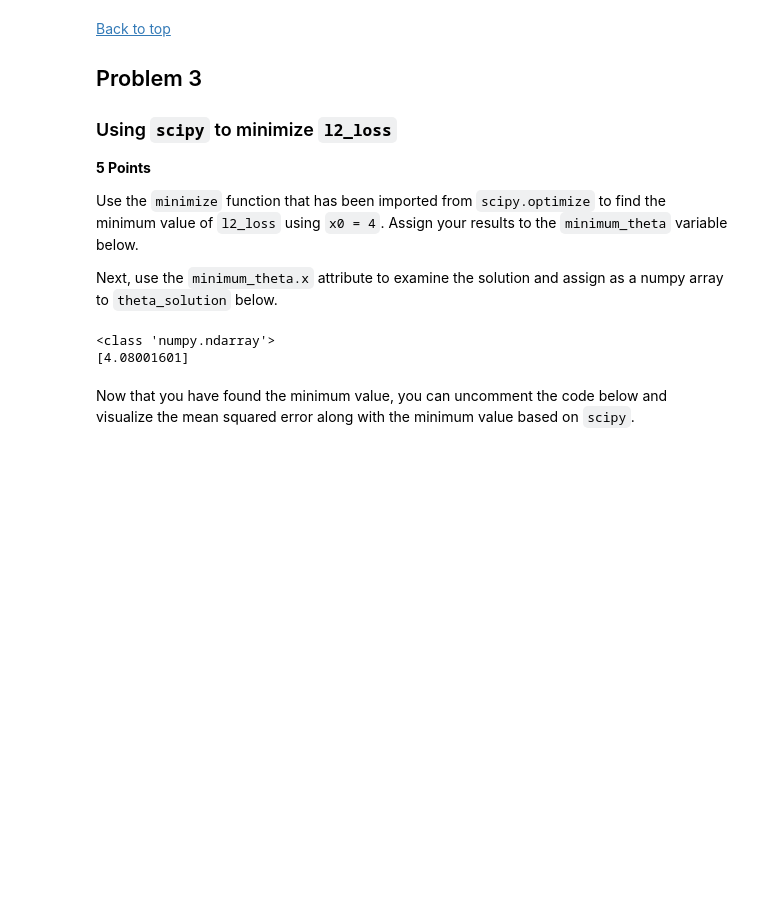
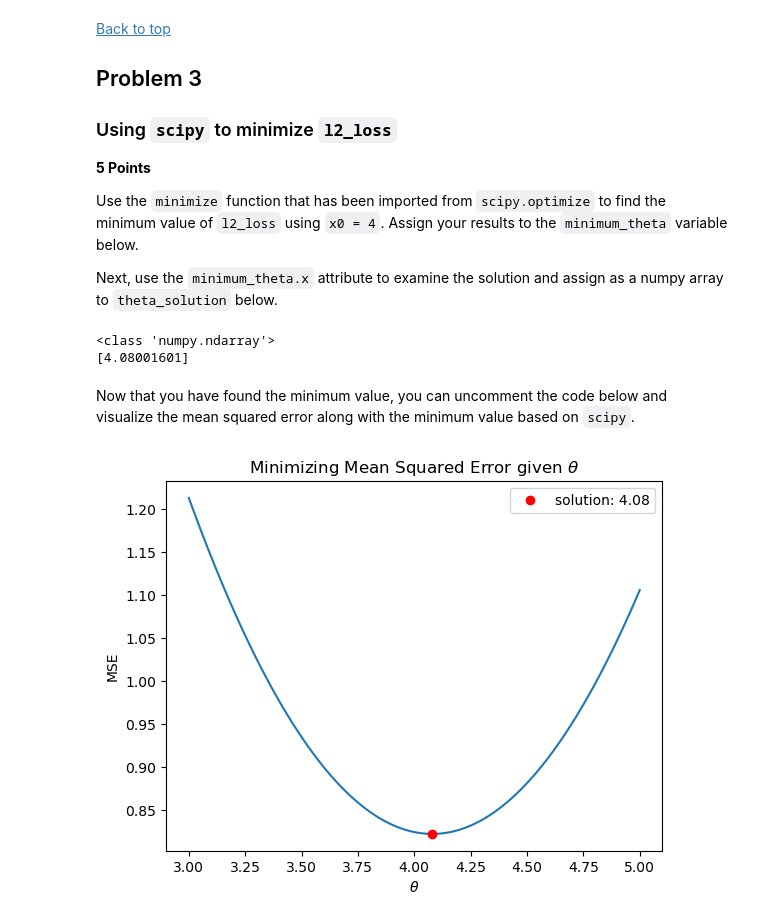
Before and after one commit to codemonkey1101/module-7, a Jupyter notebook: codio_assignment7.1_solution.ipynb, the cells around one changed output. Cells and saved outputs as stored; diff of their text form; code cells hidden in the pictures; blank space fills up the shorter version.

```diff
--- a/codio_assignment7.1_solution.ipynb
+++ b/codio_assignment7.1_solution.ipynb
@@ -132,9 +132,11 @@ print(theta_solution)
 # %% [markdown]
 Now that you have found the minimum value, you can uncomment the code below and visualize the mean squared error along with the minimum value based on `scipy`.
 # %%
-# plt.plot(thetas, [l2_loss(i) for i in thetas])
-# plt.plot(theta_solution, l2_loss(theta_solution), 'ro', label = f'solution: {np.round(theta_solution[0], 3)}')
-# plt.legend();
-# plt.title(r'Minimizing Mean Squared Error given $\theta$');
-# plt.xlabel(r'$\theta$')
-# plt.ylabel('MSE');
+plt.plot(thetas, [l2_loss(i) for i in thetas])
+plt.plot(theta_solution, l2_loss(theta_solution), 'ro', label = f'solution: {np.round(theta_solution[0], 3)}')
+plt.legend();
+plt.title(r'Minimizing Mean Squared Error given $\theta$');
+plt.xlabel(r'$\theta$')
+plt.ylabel('MSE');
+# %% [output]
+[figure, added]
```
Also changed, not shown: parts of 1 cell of this notebook, 2 other files.
